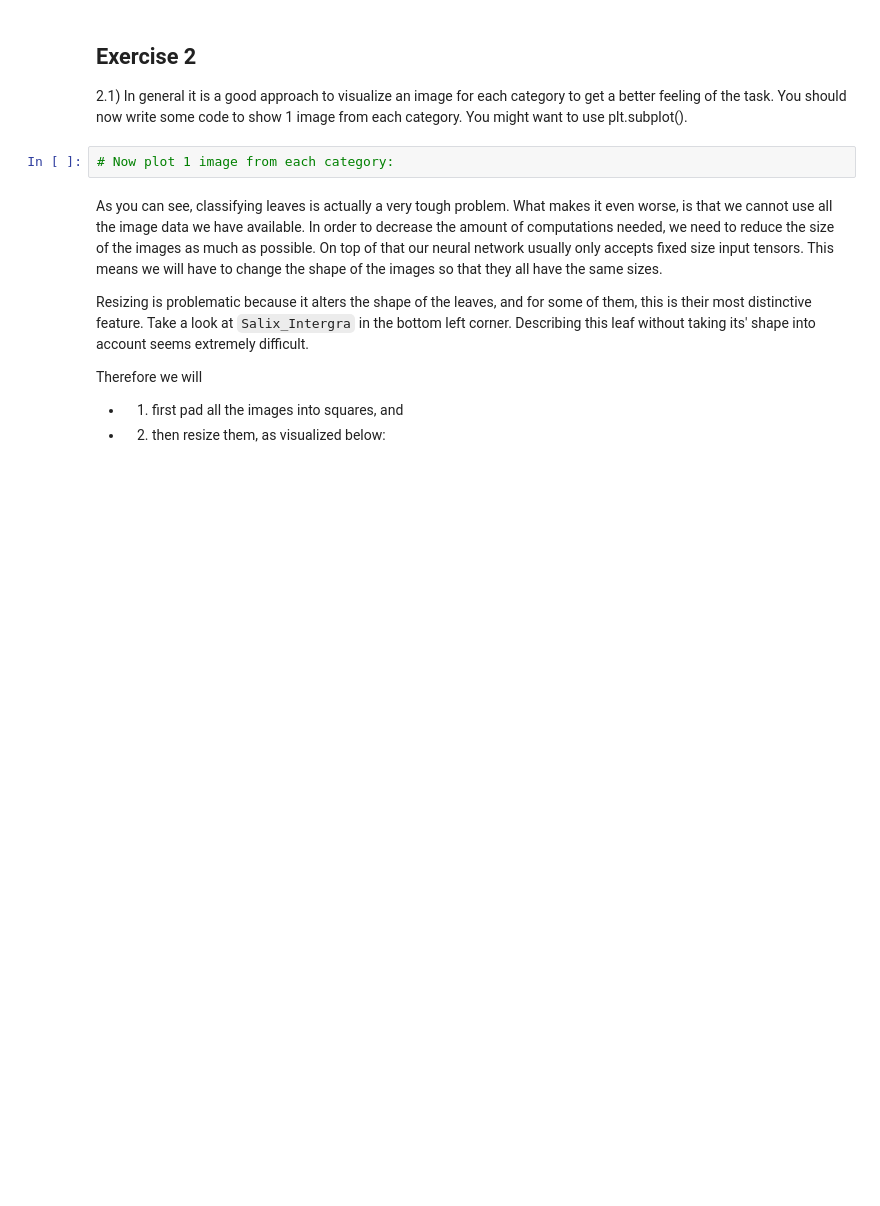
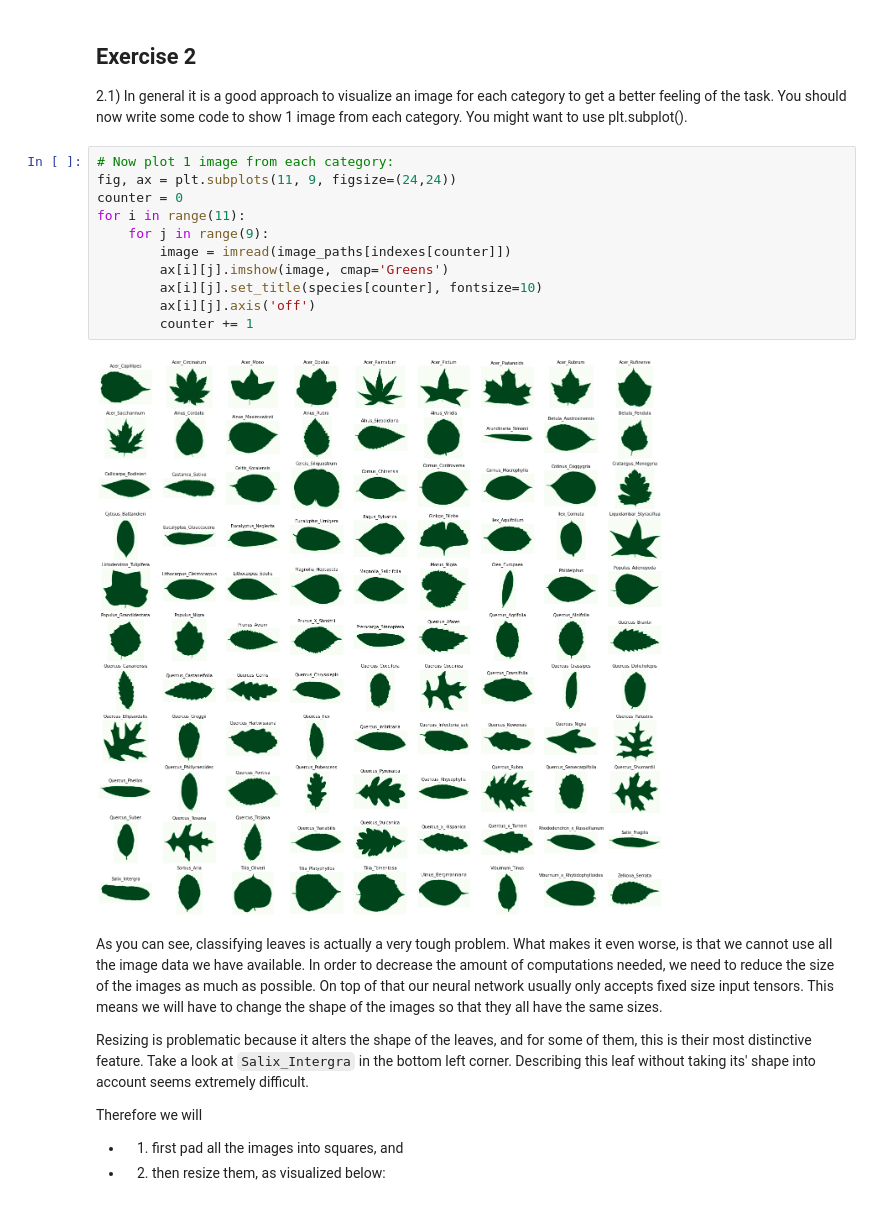
Before and after one commit to alaym3/02456-deep-learning, a Jupyter notebook: 6_Mini_Project/6.1-EXE-Kaggle-Leaf-Challenge.ipynb, the cells around one changed output. Cells and saved outputs as stored; diff of their text form; blank space fills up the shorter version.

```diff
--- a/6_Mini_Project/6.1-EXE-Kaggle-Leaf-Challenge.ipynb
+++ b/6_Mini_Project/6.1-EXE-Kaggle-Leaf-Challenge.ipynb
@@ -182,8 +184,19 @@ plt.show()
 # %% [markdown]
 ## Exercise 2
 2.1) In general it is a good approach to visualize an image for each category to get a better feeling of the task. You should now write some code to show 1 image from each category. You might want to use plt.subplot().
-# %%
-# Now plot 1 image from each category:
+# %%
+# Now plot 1 image from each category:
+fig, ax = plt.subplots(11, 9, figsize=(24,24))
+counter = 0
+for i in range(11):
+    for j in range(9):
+        image = imread(image_paths[indexes[counter]])
+        ax[i][j].imshow(image, cmap='Greens')
+        ax[i][j].set_title(species[counter], fontsize=10)
+        ax[i][j].axis('off')
+        counter += 1
+# %% [output]
+[figure, added]
 # %% [markdown]
 As you can see, classifying leaves is actually a very tough problem.
 What makes it even worse, is that we cannot use all the image data we have available.
```
Also changed, not shown: parts of 5 cells of this notebook.
